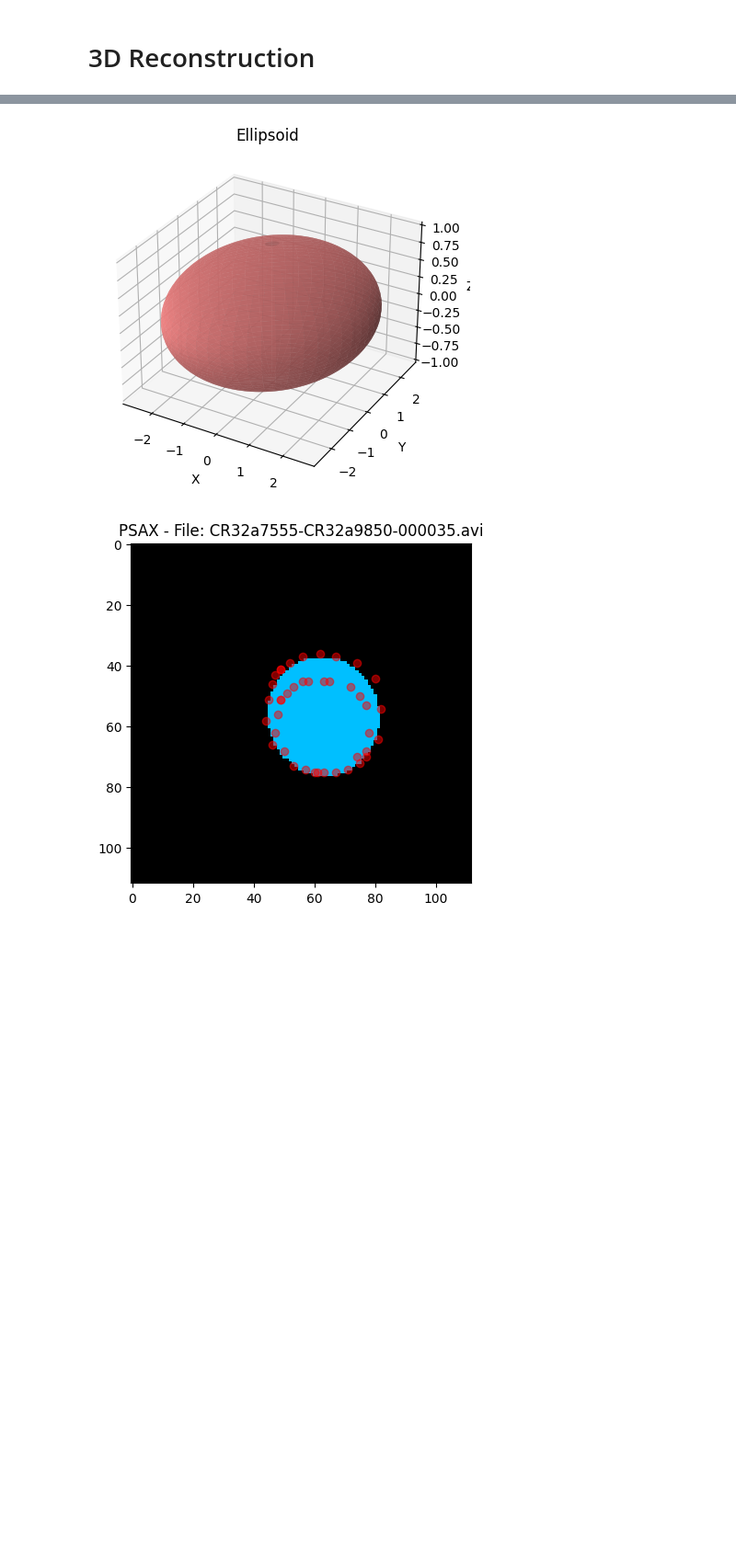
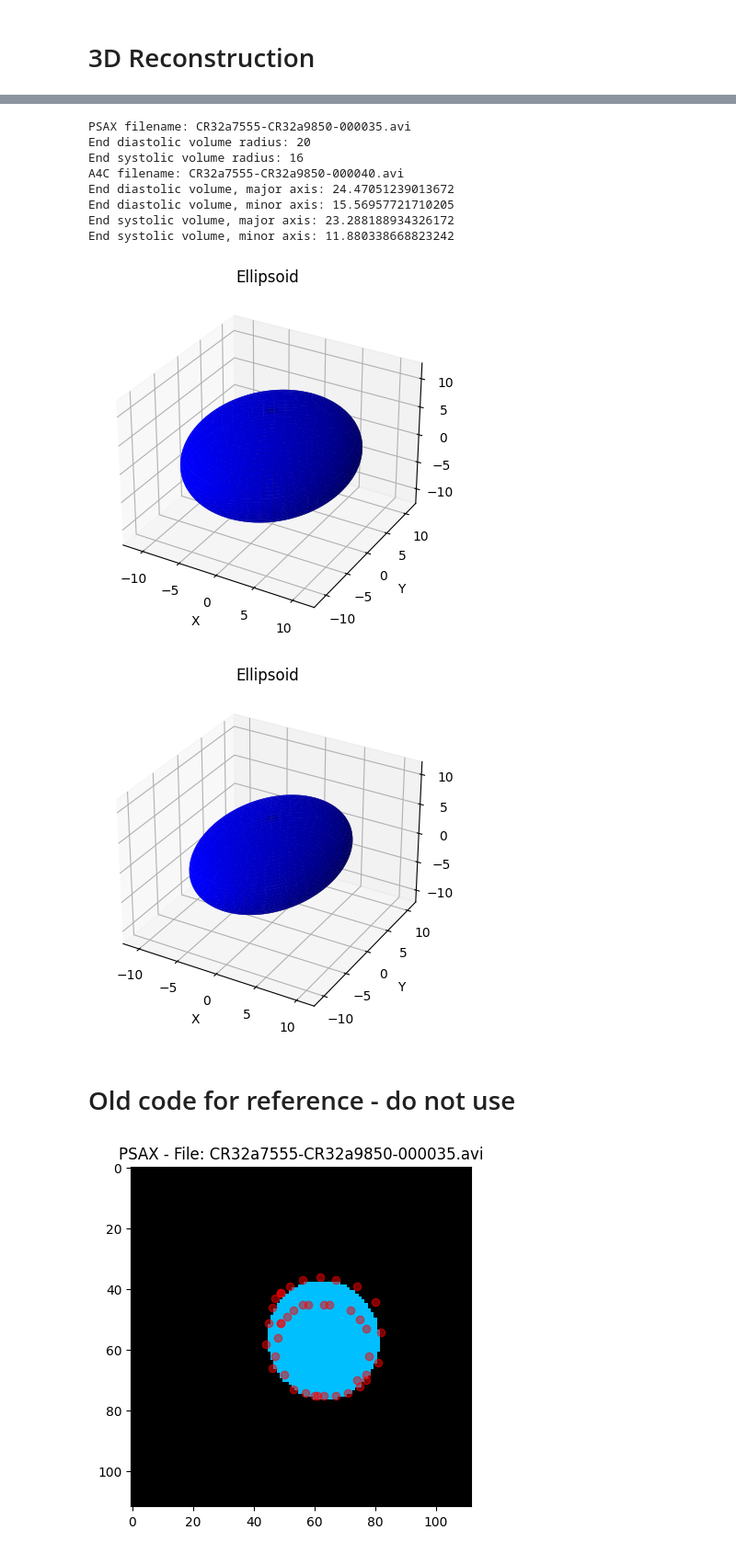
Before and after one commit to ufbfung/cardiac-3d-reconstruction, a Jupyter notebook: 3d_reconstruction_left_ventricle.ipynb, the cells around one changed output, grey strips where cells are left out. Shown: that part at 92% size. Cells and saved outputs as stored; diff of their text form; code cells hidden in the pictures; blank space fills up the shorter version.

```diff
--- a/3d_reconstruction_left_ventricle.ipynb
+++ b/3d_reconstruction_left_ventricle.ipynb
@@ -638,39 +477,20 @@ draw_ellipsoid(major_axis, minor_axis, radius)
-# %%
-import matplotlib.pyplot as plt
-import numpy as np
-
-# Generate ellipsoid data
-center = [0, 0, 0]  # Center of the ellipsoid
-radii = [3, 2, 1]  # Radii of the ellipsoid along each axis
-rotation = np.pi / 4  # Rotation angle around the z-axis
-
-# Generate points on the surface of the ellipsoid
-u = np.linspace(0, 2 * np.pi, 100)
-v = np.linspace(0, np.pi, 50)
-x = radii[0] * np.outer(np.cos(u), np.sin(v))
-y = radii[1] * np.outer(np.sin(u), np.sin(v))
-z = radii[2] * np.outer(np.ones_like(u), np.cos(v))
-
-# Apply rotation
-x_rotated = x * np.cos(rotation) - y * np.sin(rotation)
-y_rotated = x * np.sin(rotation) + y * np.cos(rotation)
-z_rotated = z
-
-# Create the figure and 3D axis
-fig = plt.figure()
-ax = fig.add_subplot(111, projection='3d')
-
-# Plot the ellipsoid surface with light red color
-ax.plot_surface(x_rotated, y_rotated, z_rotated, color='lightcoral', alpha=0.8)
-
-# Set axis labels and title
-ax.set_xlabel('X')
-ax.set_ylabel('Y')
-ax.set_zlabel('Z')
-ax.set_title('Ellipsoid')
-
-# Show the plot
-plt.show()
-# %% [output]
-[figure, removed]
+# %%
+# Pick a patient from the merged_view csv
+patient_id = 4
+
+# Draw ellipsoids from volume tracings
+get_filenames_from_merged_views(merged_views,patient_id)
+# %% [output]
+PSAX filename: CR32a7555-CR32a9850-000035.avi
+End diastolic volume radius: 20
+End systolic volume radius: 16
+A4C filename: CR32a7555-CR32a9850-000040.avi
+End diastolic volume, major axis: 24.47051239013672
+End diastolic volume, minor axis: 15.56957721710205
+End systolic volume, major axis: 23.288188934326172
+End systolic volume, minor axis: 11.880338668823242
+[figure, added]
+[figure, added]
+# %% [markdown]
+# Old code for reference - do not use
 # %%
```
Also changed, not shown: parts of 14 cells of this notebook.
